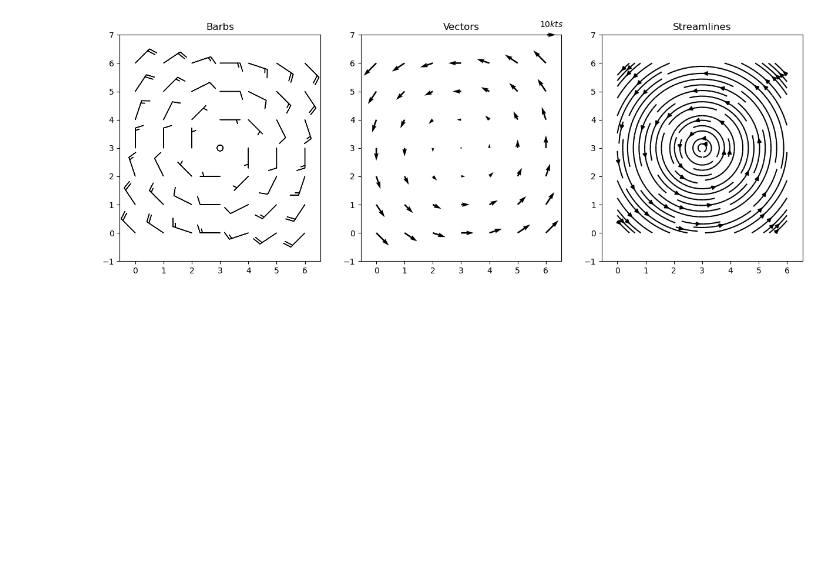
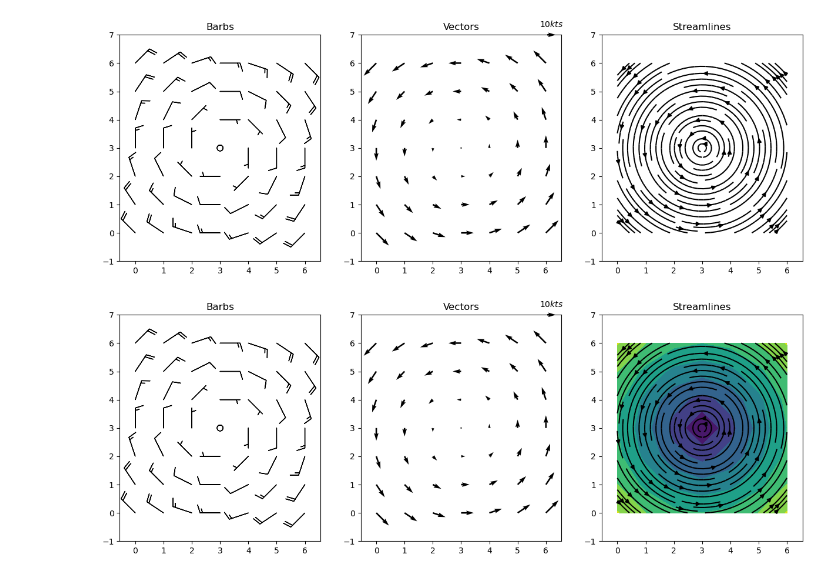
Before and after one commit to freemansw1/UAH-AES351-Fa23, a Jupyter notebook: Lecture_Plots/Chapter_2/wind_examples.ipynb, the cells around one changed output. Drawn from its saved outputs; the diff is of its cells as text; code cells hidden in the pictures; blank space fills up the shorter version.

Commit message:
added updates to plots

```diff
--- a/Lecture_Plots/Chapter_2/wind_examples.ipynb
+++ b/Lecture_Plots/Chapter_2/wind_examples.ipynb
@@ -27,6 +27,7 @@ def plot_different_winds(u_winds, v_winds):
     for ax in (ax1, ax2, ax3):
         ax.axis('equal')
         ax.set(xlim=(-1, x_sz), ylim=(-1, y_sz))
+    return (ax1, ax2, ax3)
 # %%
 # pure u winds
 size_arr = (7,7)
@@ -66,2 +67,25 @@ plt.savefig("circular_flow.png")
 # %% [output]
 [figure]
+# %%
+#circular flow
+size_arr =(7,7)
+u_pos = np.arange(0, size_arr[0],1)
+v_pos = np.arange(0, size_arr[1],1)
+uu, vv = np.meshgrid(u_pos, v_pos)
+
+
+u_winds = np.full(size_arr,10)
+#u_winds = np.cos(vv*np.pi/6)*u_winds
+u_winds = -0.5*(vv-3)*u_winds
+
+v_winds = np.full(size_arr, 10)
+#v_winds = np.cos(uu*np.pi/6)*v_winds
+v_winds = 0.5*(uu-3)*v_winds
+
+axes = plot_different_winds(u_winds, v_winds)
+
+wind_speed = np.sqrt(np.power(u_winds,2)+ np.power(v_winds,2))
+axes[-1].contourf(uu, vv, wind_speed)
+plt.savefig("circular_flow_shaded.png", bbox_inches='tight')
+# %% [output]
+[figure, added]
```
Also changed, not shown: parts of 3 cells of this notebook, 1 other file.
